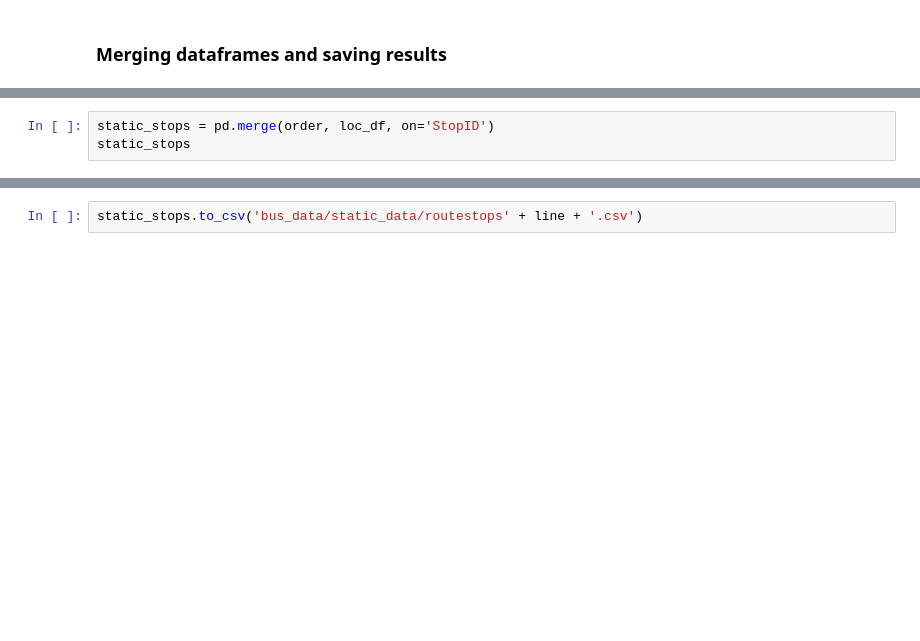
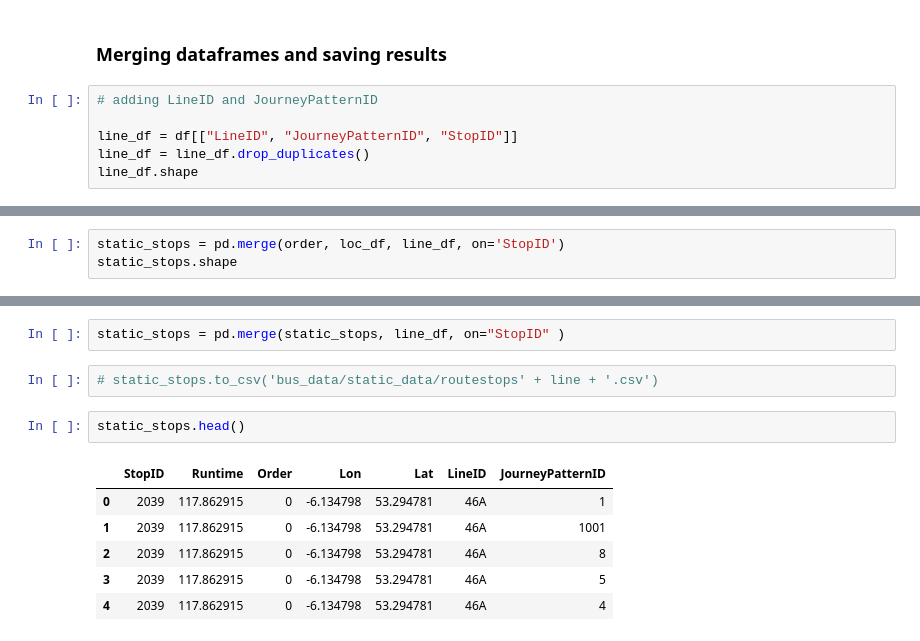
Before and after one commit to brokenloop/Research_practicum_2017, a Jupyter notebook: Data Analysis/Daniel/Get Route Stops.ipynb, the cells around one changed output, grey strips where cells are left out. Drawn from its saved outputs; the diff is of its cells as text; blank space fills up the shorter version.

Commit message:
Added Get Route Stops (All), finished Get Stops and Get Routes

```diff
--- a/Data Analysis/Daniel/Get Route Stops.ipynb
+++ b/Data Analysis/Daniel/Get Route Stops.ipynb
@@ -103,3 +123,9 @@ order.reset_index(level=0, inplace=True)
 order['Order'] = order.index
 # %% [markdown]
 ### Merging dataframes and saving results
+# %%
+# adding LineID and JourneyPatternID
+
+line_df = df[["LineID", "JourneyPatternID", "StopID"]]
+line_df = line_df.drop_duplicates()
+line_df.shape
@@ -106,4 +134,4 @@ order['Order'] = order.index
 # %%
-static_stops = pd.merge(order, loc_df, on='StopID')
-static_stops
+static_stops = pd.merge(order, loc_df, line_df, on='StopID')
+static_stops.shape
 # %% [output]
@@ -128,2 +142,13 @@ static_stops
+# %%
+static_stops = pd.merge(static_stops, line_df, on="StopID" )
 # %%
-static_stops.to_csv('bus_data/static_data/routestops' + line + '.csv')
+# static_stops.to_csv('bus_data/static_data/routestops' + line + '.csv')
+# %%
+static_stops.head()
+# %% [output]
+|  | StopID | Runtime | Order | Lon | Lat | LineID | JourneyPatternID |
+| 0 | 2039 | 117.862915 | 0 | -6.134798 | 53.294781 | 46A | 1 |
+| 1 | 2039 | 117.862915 | 0 | -6.134798 | 53.294781 | 46A | 1001 |
+| 2 | 2039 | 117.862915 | 0 | -6.134798 | 53.294781 | 46A | 8 |
+| 3 | 2039 | 117.862915 | 0 | -6.134798 | 53.294781 | 46A | 5 |
+| 4 | 2039 | 117.862915 | 0 | -6.134798 | 53.294781 | 46A | 4 |
```
Also changed, not shown: parts of 7 cells of this notebook, 1 other file.
